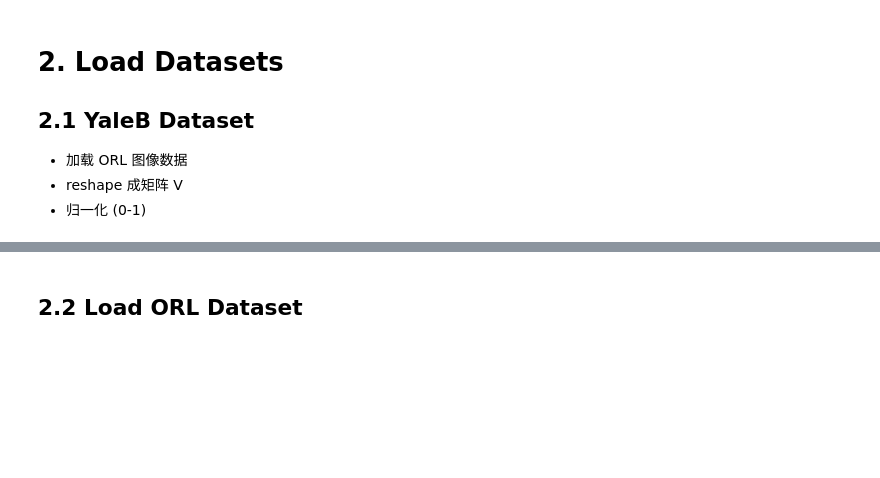
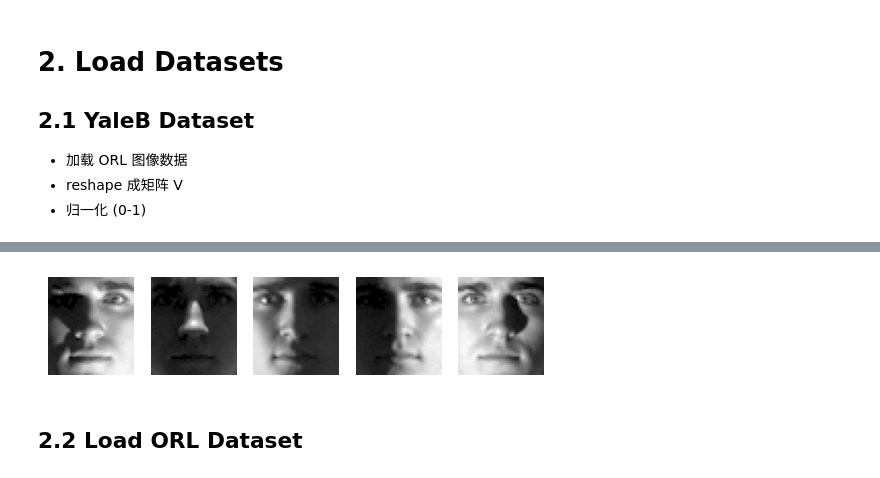
Before and after one commit to PartinGQAQ/COMP5328, a Jupyter notebook: Assignment_new_structure.ipynb, the cells around one changed output, grey strips where cells are left out. Drawn from its saved outputs; the diff is of its cells as text; code cells hidden in the pictures; blank space fills up the shorter version.

```diff
--- a/Assignment_new_structure.ipynb
+++ b/Assignment_new_structure.ipynb
@@ -24,59 +31,51 @@ from PIL import Image
 - reshape 成矩阵 V
 - 归一化 (0-1)
 # %%
-import os
-import numpy as np
-from PIL import Image
+def load_data(root='data/CroppedYaleB', reduce=4):
+    images, labels = [], []
+    for i, person in enumerate(os.listdir(root)):
+        person_dir = os.path.join(root, person)
+        if not os.path.isdir(person_dir):
+            continue
+        for file_name in os.listdir(person_dir):
+            if file_name.endswith('Ambient.pgm'):
+                continue
+            if not file_name.endswith('.pgm'):
+                continue
+            img = Image.open(os.path.join(person_dir, file_name)).convert('L')
+            w, h = img.size
+            img_resized = img.resize([s//reduce for s in img.size])
 
-def load_data(root='data/CroppedYaleB', reduce=4):
-    """
-    Load ORL (or Extended YaleB) dataset to numpy array.
+            # convert to np array
+            img_np = np.array(img_resized, dtype=np.uint8)
 
-    Args:
-        root: path to dataset.
-        reduce: scale factor for zooming out images.
+            # preprocessing
+            # highlight the shadow
+            img_np = (img_np / img_np.max()) ** 0.5
+            img_np = np.asarray(img_np, dtype=np.float32) / 255.0
 
-    """
-    images, labels = [], []
+            img_flat = np.asarray(img_np).reshape((-1,1))
 
-    for i, person in enumerate(sorted(os.listdir(root))):
+            # collect data and label.
+            images.append(img_flat)
+            labels.append(i)
 
-        if not os.path.isdir(os.path.join(root, person)):
-            continue
-        # Is the file is dir
-        for fname in os.listdir(os.path.join(root, person)):
 
-            # Remove background images in Extended YaleB dataset.
-            if fname.endswith('Ambient.pgm'):
-                continue
-            # the end must be .pgm
-            if not fname.endswith('.pgm'):
-                continue
-
-            # load image.
-            img = Image.open(os.path.join(root, person, fname))
-            img = img.convert('L') # grey image.
-
-            # reduce computation complexity.
-            # every size are divided by reduce
-            img = img.resize([s//reduce for s in img.size])
-
-            # normalize the pixel
-            arr = np.asarray(img, dtype=np.float32) / 255.0
-            arr = (arr - arr.mean()) / arr.std()
-
-            # convert image to numpy array.
-            img = np.asarray(arr).reshape((-1,1))
-            # collect data and label.
-            images.append(img)
-            labels.append(i)
-    # concate all images and labels.
     images = np.concatenate(images, axis=1)
     labels = np.array(labels)
-
     return images, labels
 
-load_data("./data/CroppedYaleB", reduce=4)
-images, labels = load_data("./data/CroppedYaleB")
-labels
+images, labels = load_data()
+
+# demonstrate the first 5 images.
+for i in range(5):
+    img0 = images[:, i]
+    img0 = np.reshape(img0, (192//4, 168//4))
+    plt.subplot(1,5, i + 1)
+    plt.axis('off')
+    plt.imshow(img0, cmap='gray')
+
+
+plt.axis('off')
+plt.show()
 # %% [output]
@@ -84,2 +82,3 @@ array([ 0,  0,  0, ..., 37, 37, 37])
+[figure, added]
 # %% [markdown]
 ## 2.2 Load ORL Dataset
```
Also changed, not shown: parts of 9 cells of this notebook.
